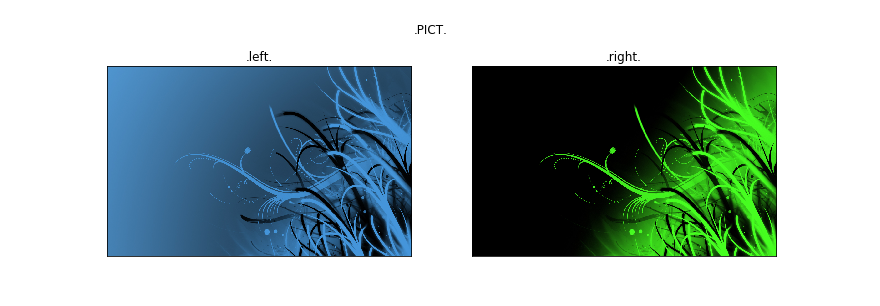
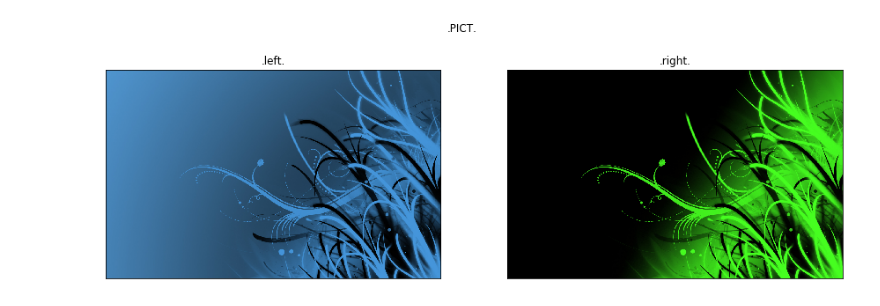
Before and after one commit to pfingstberg/rozmaite, a Jupyter notebook: plt_img.ipynb, the cells around one changed output. Cells and saved outputs as stored; diff of their text form; code cells hidden in the pictures.

```diff
--- a/plt_img.ipynb
+++ b/plt_img.ipynb
@@ -6,33 +6,36 @@ import matplotlib.pyplot as plt
 import matplotlib.image as mpimg
 import numpy as np
 
-plt.rcParams['figure.figsize'] = [12, 4]
+plt.rcParams['figure.figsize'] = [15, 5]
 # %%
 fig = plt.figure()
 fig.suptitle(".PICT.")
 # subplot with 1 row, 2 columns
 ax1 = plt.subplot(1, 2, 1) # current axis is 1st subplot axes
 ax2 = plt.subplot(1, 2, 2)
 
 # hide axes ticks
 ax1.axes.xaxis.set_ticks([])
 ax1.axes.yaxis.set_ticks([])
 ax2.axes.xaxis.set_ticks([])
 ax2.axes.yaxis.set_ticks([])
 # set subplot title
 ax1.set_title(".left.")
 ax2.set_title(".right.")
 
 #filename = r"c:\Users\jslab\OneDrive\Obrazy\abstract_blue_abstr.jpg "
-filename = r"c:\Users\User\OneDrive\Obrazy\abstract_blue_abstr.jpg "
+#filename = r"c:\Users\User\OneDrive\Obrazy\abstract_blue_abstr.jpg "
+filename = r"c:\Users\Mikucha\OneDrive\Obrazy\abstract_blue_abstr.jpg"
 image1 = mpimg.imread(filename)
 #filename = r"c:\Users\jslab\OneDrive\Obrazy\abstract_green_abstr.jpg "
-filename = r"c:\Users\User\OneDrive\Obrazy\abstract_green_abstr.jpg "
+#filename = r"c:\Users\User\OneDrive\Obrazy\abstract_green_abstr.jpg "
+filename = r"c:\Users\Mikucha\OneDrive\Obrazy\abstract_green_abstr.jpg"
 image2 = mpimg.imread(filename)
 
 img1 = ax1.imshow(image1)
 img2 = ax2.imshow(image2)
 
 #fig.show()
+#fig.clear()
 # %% [output]
-[figure, old version]
+[figure, new version]
```
Also changed, not shown: parts of 3 cells of this notebook.
